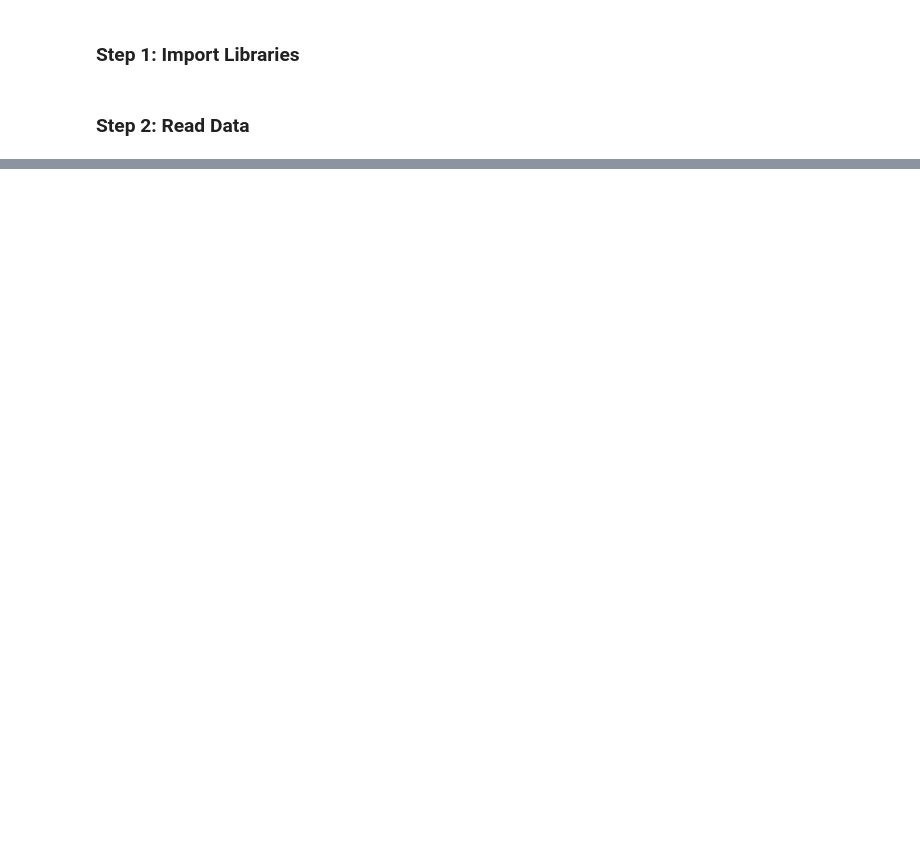
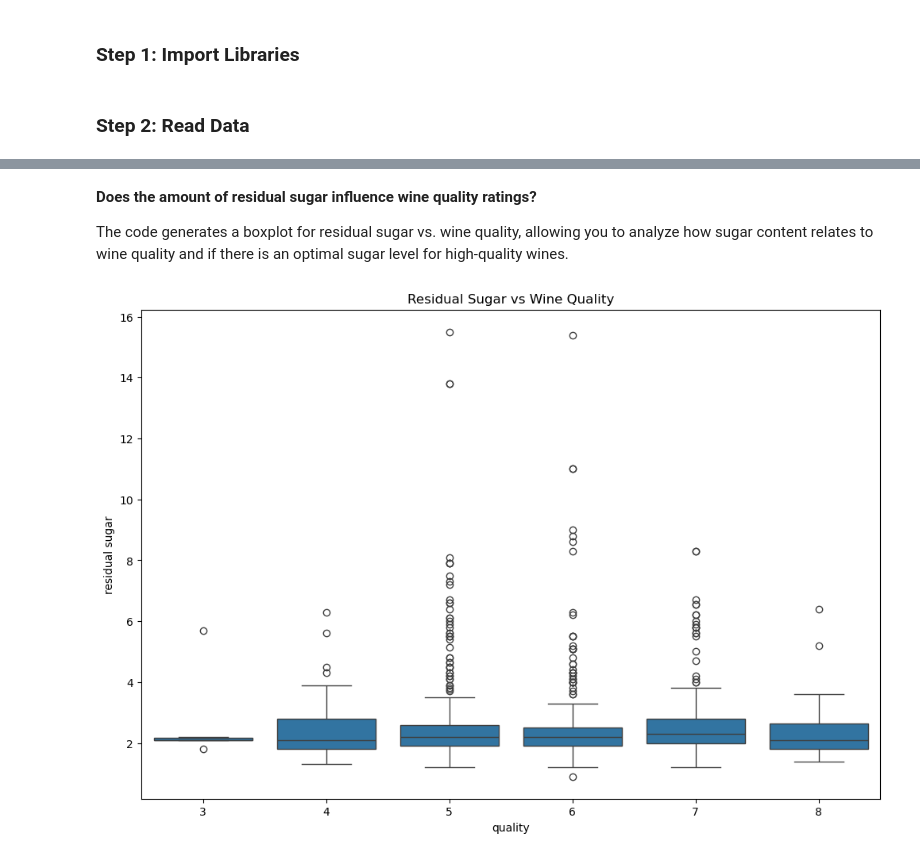
Before and after one commit to MiltonGreat/Wine-Quality, a Jupyter notebook: Wine Quality.ipynb, the cells around one changed output, grey strips where cells are left out. Drawn from its saved outputs; the diff is of its cells as text; code cells hidden in the pictures; blank space fills up the shorter version.

```diff
--- a/Wine Quality.ipynb
+++ b/Wine Quality.ipynb
@@ -130,0 +218,12 @@ Name: count, dtype: int64
+# %% [markdown]
+**Does the amount of residual sugar influence wine quality ratings?**
+
+The code generates a boxplot for residual sugar vs. wine quality, allowing you to analyze how sugar content relates to wine quality and if there is an optimal sugar level for high-quality wines.
+# %%
+## 3. Residual Sugar vs Wine Quality
+plt.figure(figsize=(12, 8))
+sns.boxplot(x='quality', y='residual sugar', data=df_imputed)
+plt.title("Residual Sugar vs Wine Quality")
+plt.show()
+# %% [output]
+[figure, added]
```
Also changed, not shown: parts of 38 cells of this notebook.
